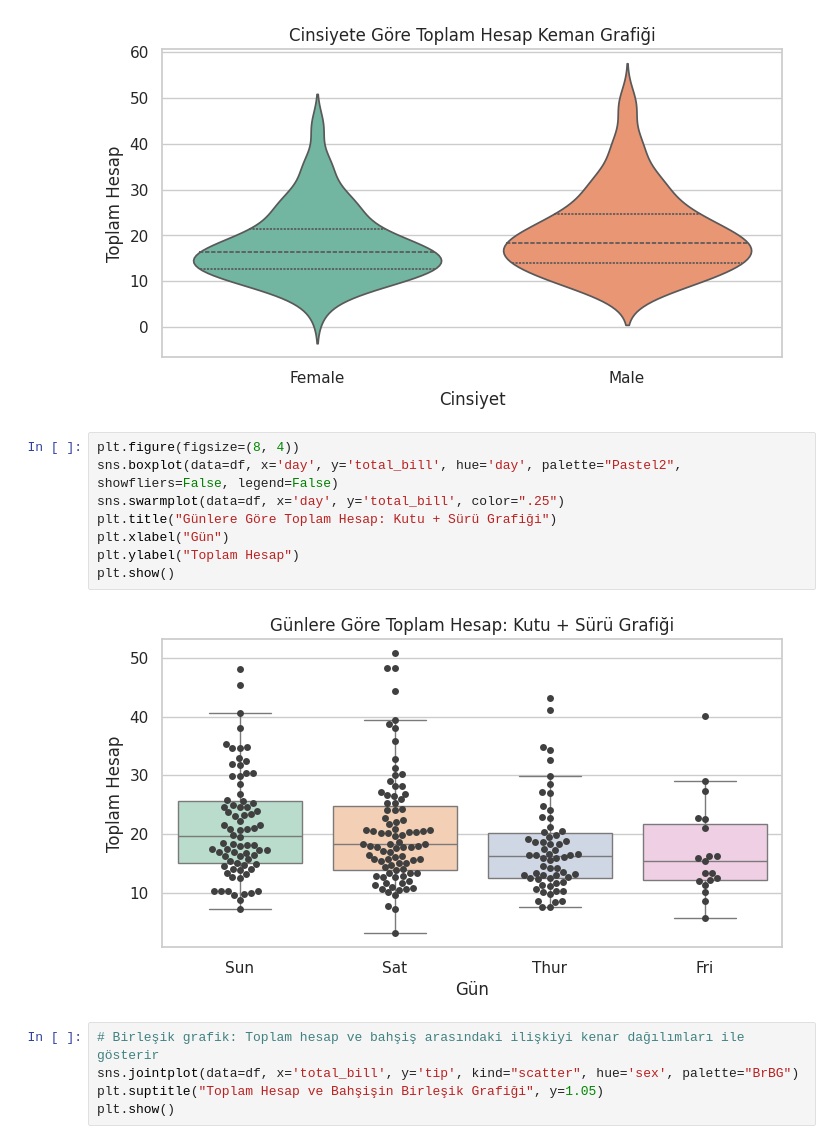
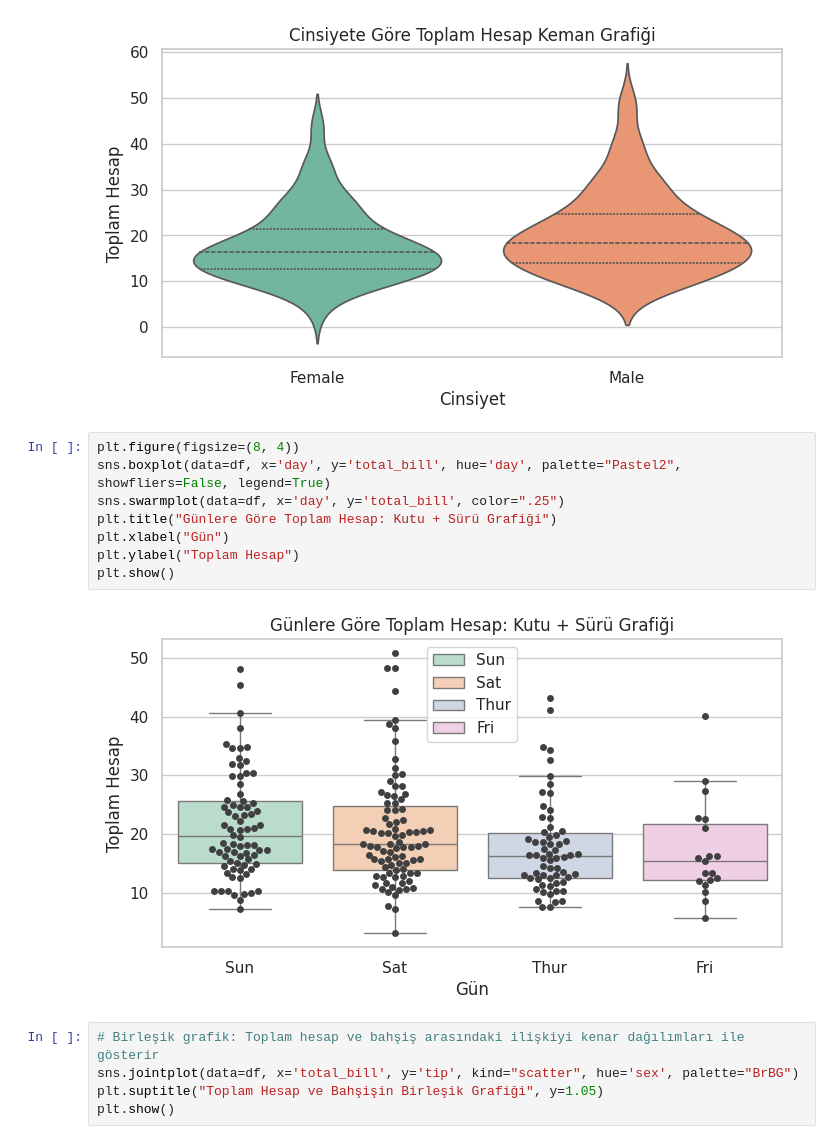
Before and after one commit to onuralpArsln/MlAiTutorialProjects, a Jupyter notebook: 12-VideoSources/seabornVis.ipynb, the cells around one changed output. Saved outputs shown, nothing was run; the diff lists cells and outputs as text.

```diff
--- a/12-VideoSources/seabornVis.ipynb
+++ b/12-VideoSources/seabornVis.ipynb
@@ -200,14 +199,14 @@ plt.show()
 [figure]
 # %%
 plt.figure(figsize=(8, 4))
-sns.boxplot(data=df, x='day', y='total_bill', hue='day', palette="Pastel2", showfliers=False, legend=False)
+sns.boxplot(data=df, x='day', y='total_bill', hue='day', palette="Pastel2", showfliers=False, legend=True)
 sns.swarmplot(data=df, x='day', y='total_bill', color=".25")
 plt.title("Günlere Göre Toplam Hesap: Kutu + Sürü Grafiği")
 plt.xlabel("Gün")
 plt.ylabel("Toplam Hesap")
 plt.show()
 # %% [output]
-[figure, old version]
+[figure, new version]
 # %%
 # Birleşik grafik: Toplam hesap ve bahşiş arasındaki ilişkiyi kenar dağılımları ile gösterir
 sns.jointplot(data=df, x='total_bill', y='tip', kind="scatter", hue='sex', palette="BrBG")
```
Also changed, not shown: parts of 1 cell of this notebook.
